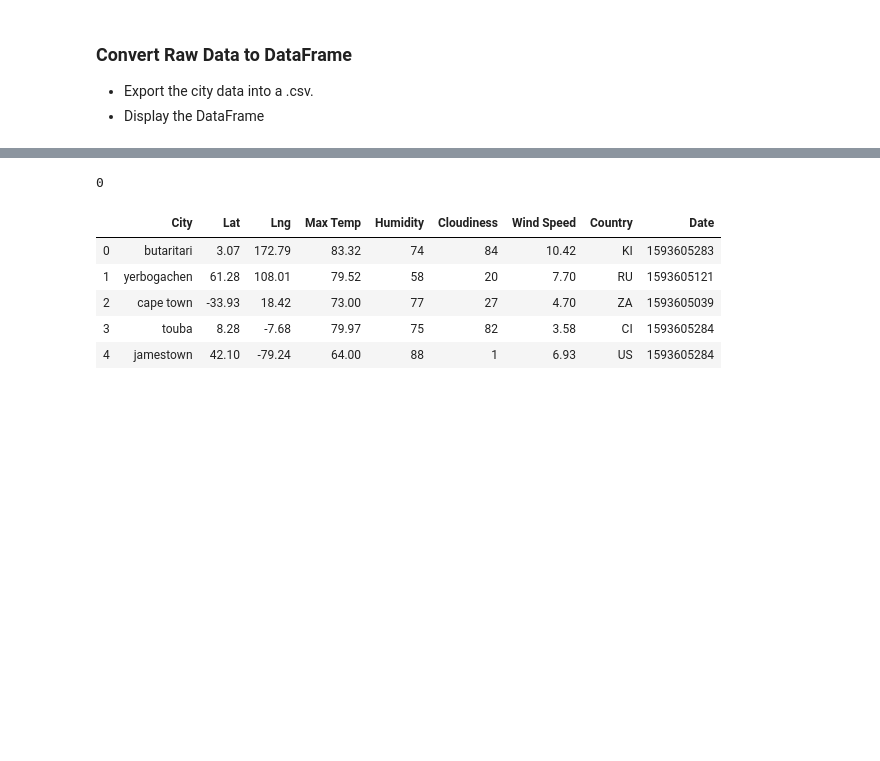
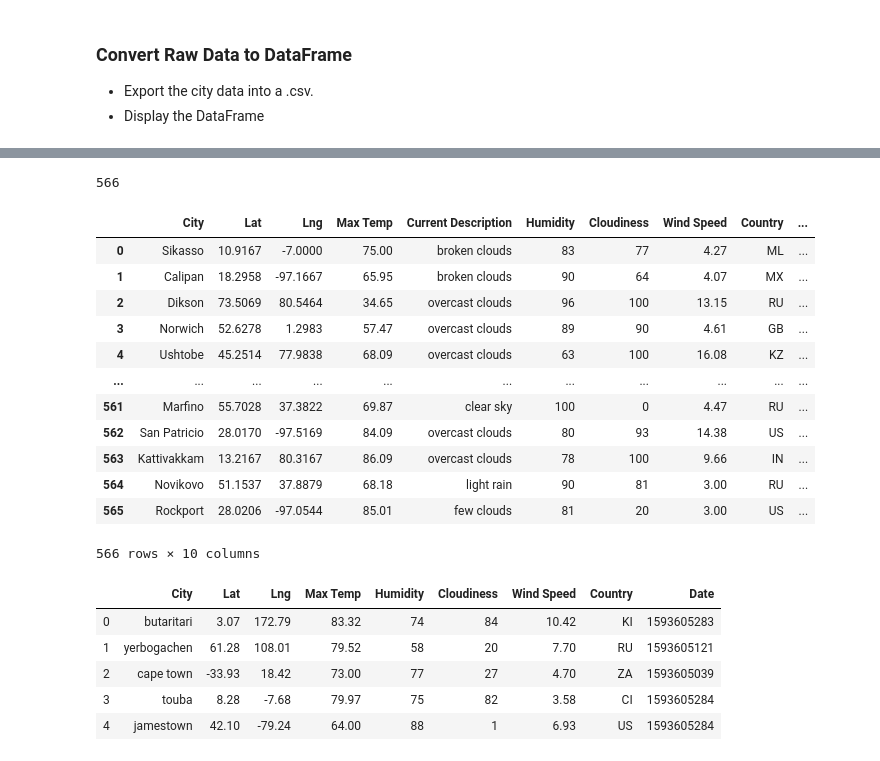
Before and after one commit to OnyNwosu/PythonAPI-Challenge, a Jupyter notebook: Instructions/WeatherPy/WeatherPy.ipynb, the cells around one changed output, grey strips where cells are left out. Drawn from its saved outputs; the diff is of its cells as text; code cells hidden in the pictures; blank space fills up the shorter version.

Commit message:
pulling in cities and adding date

```diff
--- a/Instructions/WeatherPy/WeatherPy.ipynb
+++ b/Instructions/WeatherPy/WeatherPy.ipynb
@@ -71,7 +71,7 @@ url = "http://api.openweathermap.org/data/2.5/weather?units=Imperial&APPID=" + w
 weather_api_key = 'cd1ec4d3bec889567a0b3ce9ccf46793'
 url = "http://api.openweathermap.org/data/2.5/weather?units=Imperial&APPID=" + weather_api_key
 
-cities = []
+# cities = []
 city_data = []
 
 city_url = url + "&q=" + city.replace(" ","+")
@@ -155,6 +155,7 @@ for i, city in enumerate(cities):
         city_wind = city_weather["wind"]["speed"]
         city_country = city_weather["sys"]["country"]
         city_weather_description = city_weather["weather"][0]["description"]
+        city_date_time = city_weather["dt"]
 
         city_data.append({"City": city.title(),
                           "Lat": city_lat,
@@ -164,7 +165,8 @@ for i, city in enumerate(cities):
                           "Humidity": city_humidity,
                           "Cloudiness": city_clouds,
                           "Wind Speed": city_wind,
-                          "Country": city_country})
+                          "Country": city_country,
+                           "Date": city_date_time})
 
     # If an error is experienced, skip
         time.sleep(1)
@@ -197,7 +221,25 @@ Series([], dtype: int64)
 # %%
 len(city_data)
 # %% [output]
-0
+566
+# %%
+# Convert array of dictionaries to a pandas DataFrame.
+city_data_df = pd.DataFrame(city_data)
+city_data_df
+# %% [output]
+|  | City | Lat | Lng | Max Temp | Current Description | Humidity | Cloudiness | Wind Speed | Country | ... |
+| 0 | Sikasso | 10.9167 | -7.0000 | 75.00 | broken clouds | 83 | 77 | 4.27 | ML | ... |
+| 1 | Calipan | 18.2958 | -97.1667 | 65.95 | broken clouds | 90 | 64 | 4.07 | MX | ... |
+| 2 | Dikson | 73.5069 | 80.5464 | 34.65 | overcast clouds | 96 | 100 | 13.15 | RU | ... |
+| 3 | Norwich | 52.6278 | 1.2983 | 57.47 | overcast clouds | 89 | 90 | 4.61 | GB | ... |
+| 4 | Ushtobe | 45.2514 | 77.9838 | 68.09 | overcast clouds | 63 | 100 | 16.08 | KZ | ... |
+| ... | ... | ... | ... | ... | ... | ... | ... | ... | ... | ... |
+| 561 | Marfino | 55.7028 | 37.3822 | 69.87 | clear sky | 100 | 0 | 4.47 | RU | ... |
+| 562 | San Patricio | 28.0170 | -97.5169 | 84.09 | overcast clouds | 80 | 93 | 14.38 | US | ... |
+| 563 | Kattivakkam | 13.2167 | 80.3167 | 86.09 | overcast clouds | 78 | 100 | 9.66 | IN | ... |
+| 564 | Novikovo | 51.1537 | 37.8879 | 68.18 | light rain | 90 | 81 | 3.00 | RU | ... |
+| 565 | Rockport | 28.0206 | -97.0544 | 85.01 | few clouds | 81 | 20 | 3.00 | US | ... |
+566 rows × 10 columns
 # %%
 # Should look like
 # %% [output]
```
Also changed, not shown: parts of 5 cells of this notebook, 1 other file.
